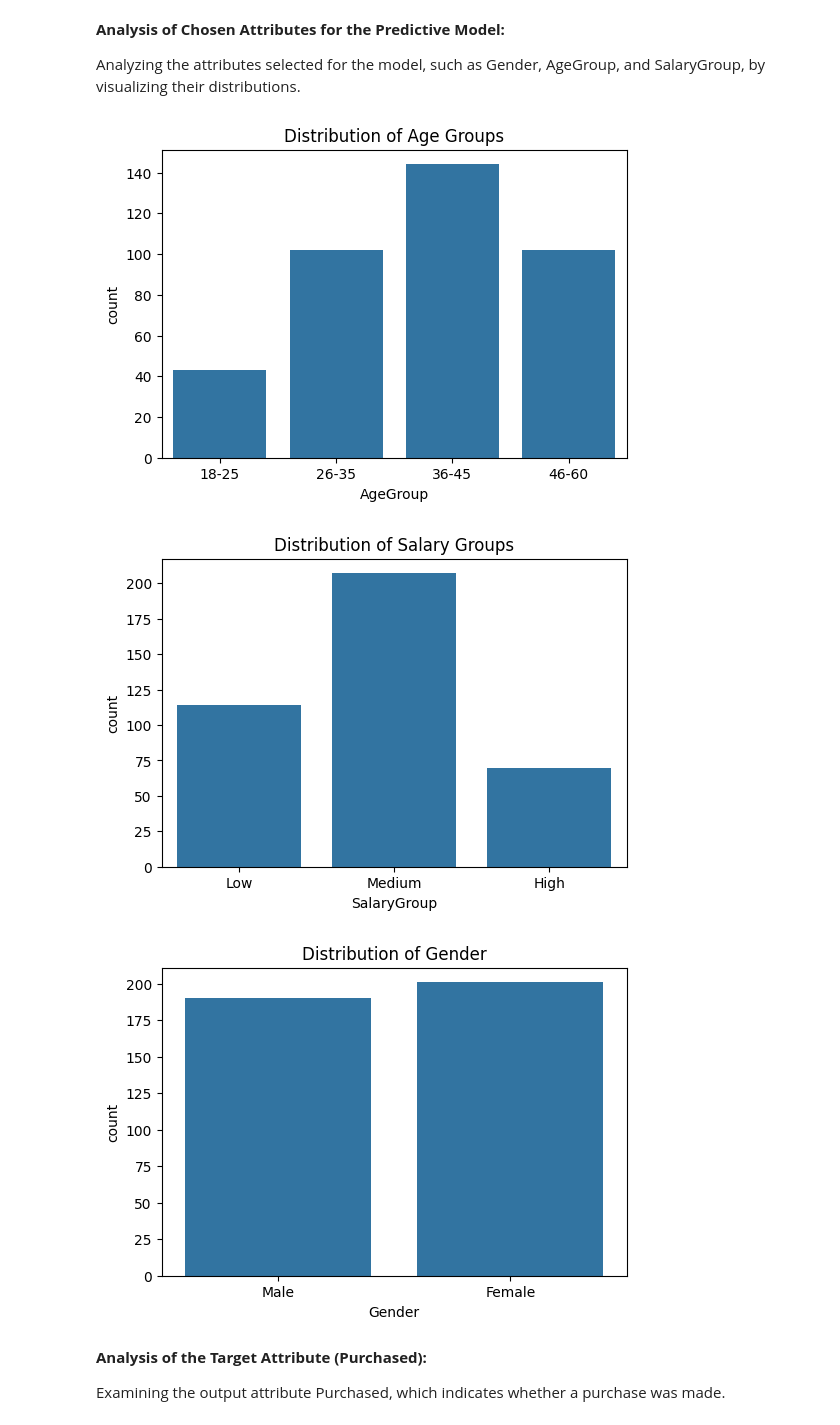
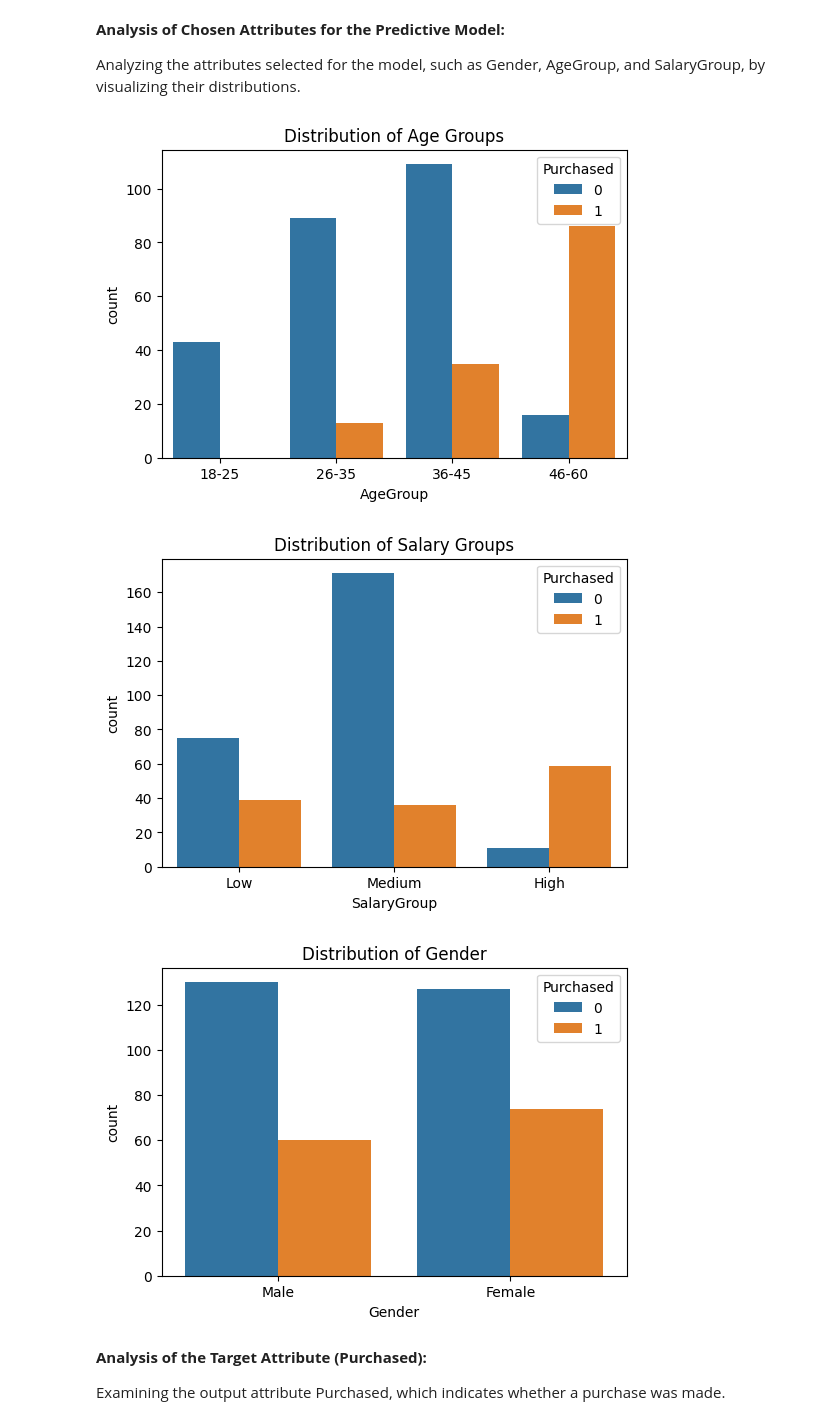
Before and after one commit to BasselKhalid/AI-Project, a Jupyter notebook: AI_Project_1.ipynb, the cells around one changed output. Saved outputs shown, nothing was run; the diff lists cells and outputs as text; code cells hidden in the pictures.

```diff
--- a/AI_Project_1.ipynb
+++ b/AI_Project_1.ipynb
@@ -116,29 +116,29 @@ Analyzing the attributes selected for the model, such as Gender, AgeGroup, and S
 # %%
 # Step 4: Analysis of Chosen Attributes for Predictive Model
 import seaborn as sns
 import matplotlib.pyplot as plt
 
 # Distribution of AgeGroup
 plt.figure(figsize=(6, 4))
-sns.countplot(x='AgeGroup', data=data)
+sns.countplot(x='AgeGroup',hue ='Purchased', data=data)
 plt.title("Distribution of Age Groups")
 plt.show()
 
 # Distribution of SalaryGroup
 plt.figure(figsize=(6, 4))
-sns.countplot(x='SalaryGroup', data=data)
+sns.countplot(x='SalaryGroup',hue ='Purchased', data=data)
 plt.title("Distribution of Salary Groups")
 plt.show()
 
 # Distribution of Gender
 plt.figure(figsize=(6, 4))
-sns.countplot(x='Gender', data=data)
+sns.countplot(x='Gender',hue ='Purchased', data=data)
 plt.title("Distribution of Gender")
 plt.show()
 # %% [output]
-[figure, old version]
+[figure, new version]
-[figure, old version]
+[figure, new version]
-[figure, old version]
+[figure, new version]
 # %% [markdown]
 **Analysis of the Target Attribute (Purchased):**
 
```
